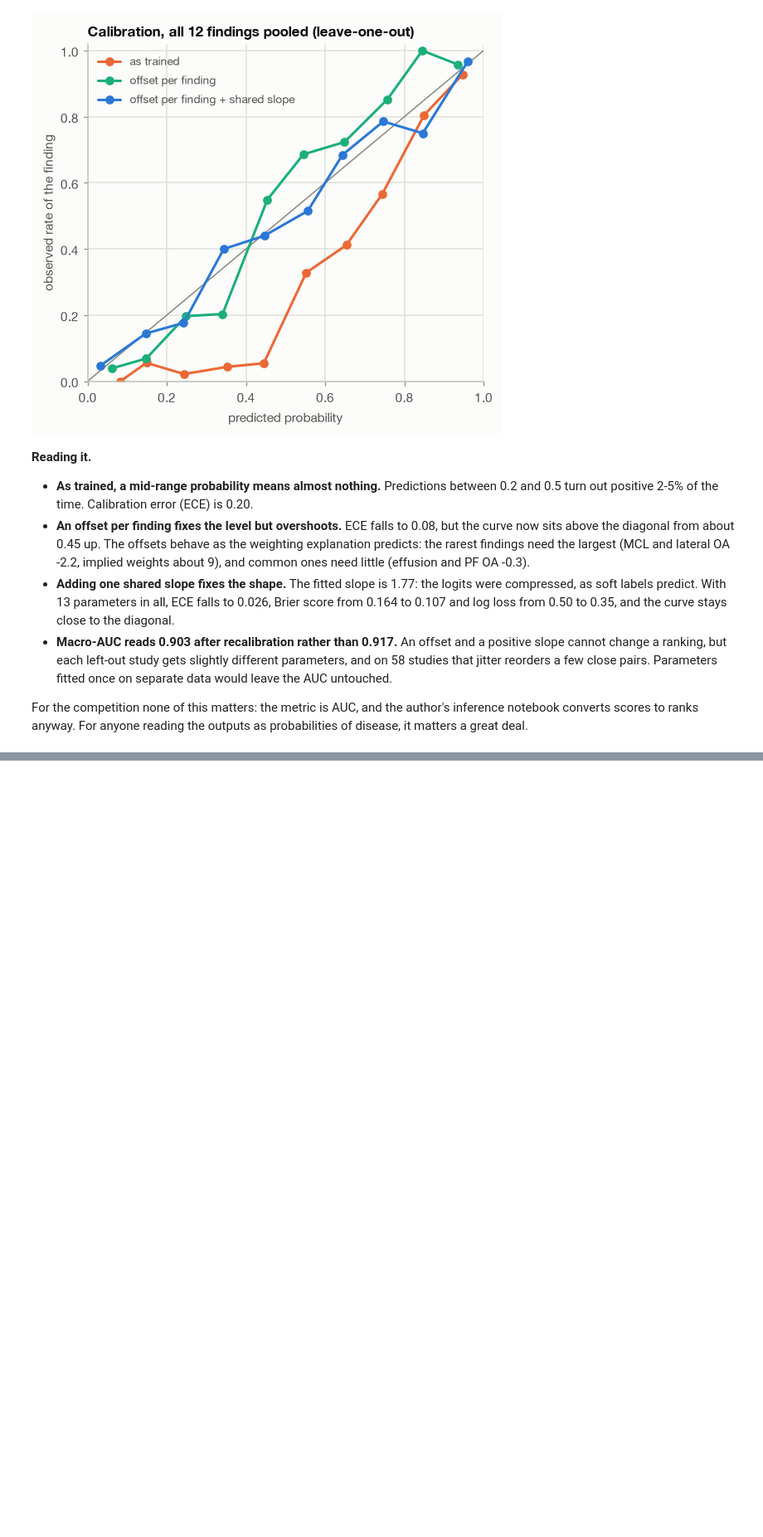
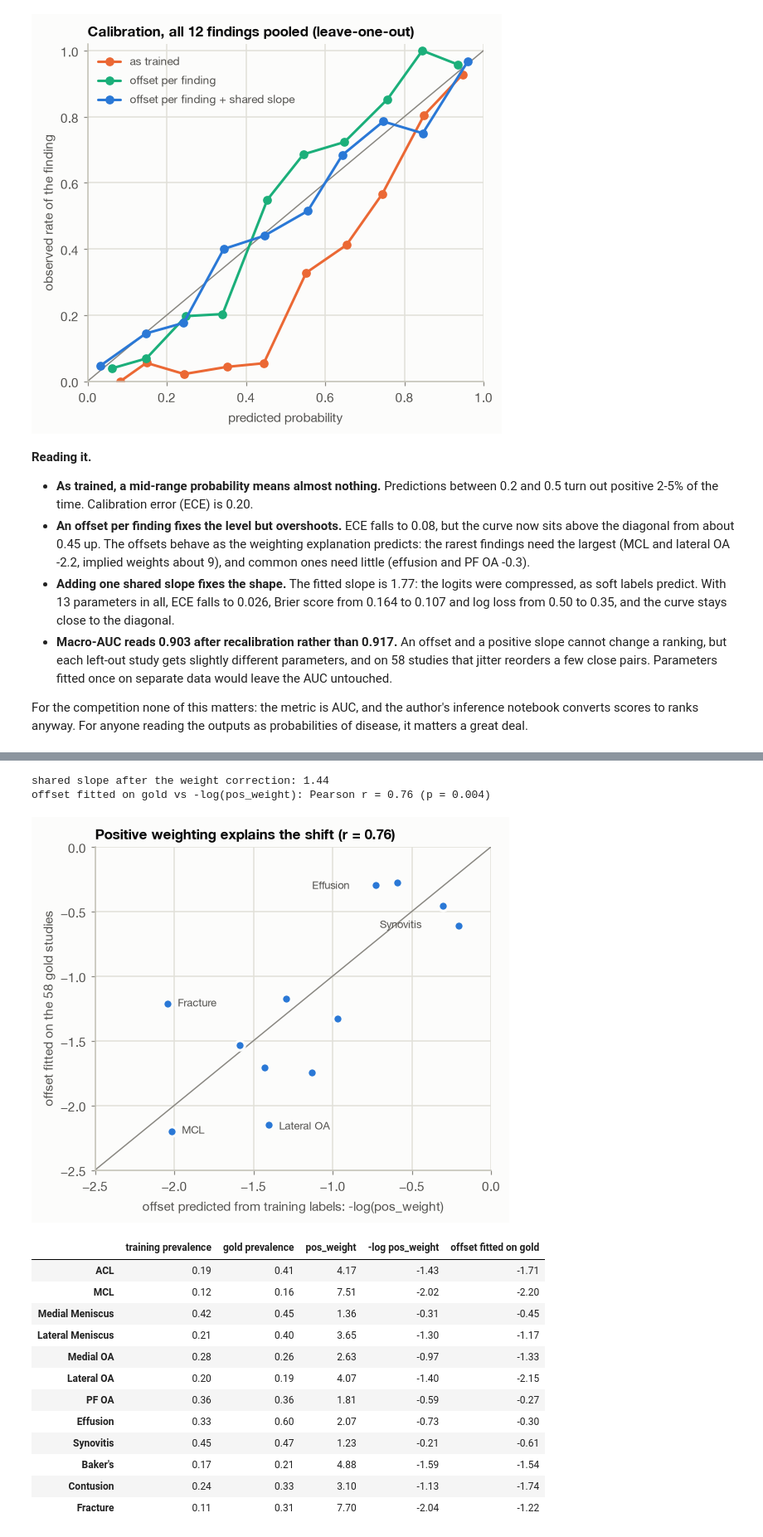
Before and after one commit to ibrahimdodo/knee-mri-raptor, a Jupyter notebook: notebooks/05_errors.ipynb, the cells around one changed output, grey strips where cells are left out. Shown at 83% size. Cells and saved outputs as stored; diff of their text form; code cells hidden in the pictures; blank space fills up the shorter version.

```diff
--- a/notebooks/05_errors.ipynb
+++ b/notebooks/05_errors.ipynb
@@ -412,0 +485,20 @@ ranks anyway. For anyone reading the outputs as probabilities of disease, it mat
+# %%
+train_prev = np.clip(S.mean(0), 0.03, 0.7)
+pos_weight = np.clip((1 - train_prev) / train_prev, 1, 10)
+label_free = ab.sigmoid(logits - np.log(pos_weight))
+
+corrected = logits - np.log(pos_weight)
+slope_loo = np.zeros_like(probs)
+for i in range(N):
+    keep = np.arange(N) != i
+    s_i = minimize(lambda x: nll_of(ab.sigmoid(x[0] * corrected[keep]), Y[keep]), [1.0]).x[0]
+    slope_loo[i] = ab.sigmoid(s_i * corrected[i])
+slope_all = minimize(lambda x: nll_of(ab.sigmoid(x[0] * corrected), Y), [1.0]).x[0]
+
+rows = {"as trained": probs,
+        "minus log(pos_weight), no gold labels used": label_free,
+        "then one shared slope (leave-one-out)": slope_loo,
+        "offset per finding + shared slope, fitted on gold (Section 5)": versions["offset per finding + shared slope"]}
+pd.DataFrame({name: {"Brier": ((P - Y) ** 2).mean(), "log loss": nll_of(P, Y), "ECE": ece(P.ravel(), Y.ravel()),
+                     "macro-AUC": rc.macro_auc(Y, P)[0], "parameters fitted on gold": n}
+              for (name, P), n in zip(rows.items(), [0, 0, 1, 13])}).T
@@ -412,0 +511,40 @@ ranks anyway. For anyone reading the outputs as probabilities of disease, it mat
+# %%
+from scipy.stats import pearsonr
+
+weights = pd.DataFrame({"training prevalence": S.mean(0), "gold prevalence": Y.mean(0), "pos_weight": pos_weight,
+                        "-log pos_weight": -np.log(pos_weight), "offset fitted on gold": shifts}, index=rc.LAB)
+r, p = pearsonr(weights["-log pos_weight"], weights["offset fitted on gold"])
+print(f"shared slope after the weight correction: {slope_all:.2f}")
+print(f"offset fitted on gold vs -log(pos_weight): Pearson r = {r:.2f} (p = {p:.3f})")
+
+fig, ax = plt.subplots(figsize=(5.6, 4.6))
+ax.plot([-2.5, 0], [-2.5, 0], color=ps.MUTED, lw=1)
+ax.scatter(weights["-log pos_weight"], weights["offset fitted on gold"], s=56, color=ps.BLUE, edgecolor=ps.SURFACE,
+           linewidth=2, zorder=3)
+for f, dx, dy in [("Fracture", 8, -2), ("Lateral OA", 8, -4), ("MCL", 8, -2), ("Effusion", -50, -3), ("Synovitis", -62, -2)]:
+    ax.annotate(f, (weights.loc[f, "-log pos_weight"], weights.loc[f, "offset fitted on gold"]), xytext=(dx, dy),
+                textcoords="offset points", fontsize=8.5, color=ps.INK_2)
+ax.set_xlabel("offset predicted from training labels: -log(pos_weight)")
+ax.set_ylabel("offset fitted on the 58 gold studies")
+ax.set_xlim(-2.5, 0); ax.set_ylim(-2.5, 0)
+ax.set_title(f"Positive weighting explains the shift (r = {r:.2f})")
+fig.savefig(FIG / "phase5_pos_weight.png")
+plt.show()
+weights.round(2)
+# %% [output]
+shared slope after the weight correction: 1.44
+offset fitted on gold vs -log(pos_weight): Pearson r = 0.76 (p = 0.004)
+[figure, added]
+|  | training prevalence | gold prevalence | pos_weight | -log pos_weight | offset fitted on gold |
+| ACL | 0.19 | 0.41 | 4.17 | -1.43 | -1.71 |
+| MCL | 0.12 | 0.16 | 7.51 | -2.02 | -2.20 |
+| Medial Meniscus | 0.42 | 0.45 | 1.36 | -0.31 | -0.45 |
+| Lateral Meniscus | 0.21 | 0.40 | 3.65 | -1.30 | -1.17 |
+| Medial OA | 0.28 | 0.26 | 2.63 | -0.97 | -1.33 |
+| Lateral OA | 0.20 | 0.19 | 4.07 | -1.40 | -2.15 |
+| PF OA | 0.36 | 0.36 | 1.81 | -0.59 | -0.27 |
+| Effusion | 0.33 | 0.60 | 2.07 | -0.73 | -0.30 |
+| Synovitis | 0.45 | 0.47 | 1.23 | -0.21 | -0.61 |
+| Baker's | 0.17 | 0.21 | 4.88 | -1.59 | -1.54 |
+| Contusion | 0.24 | 0.33 | 3.10 | -1.13 | -1.74 |
+| Fracture | 0.11 | 0.31 | 7.70 | -2.04 | -1.22 |
```
Also changed, not shown: parts of 12 cells of this notebook, 2 other files.
